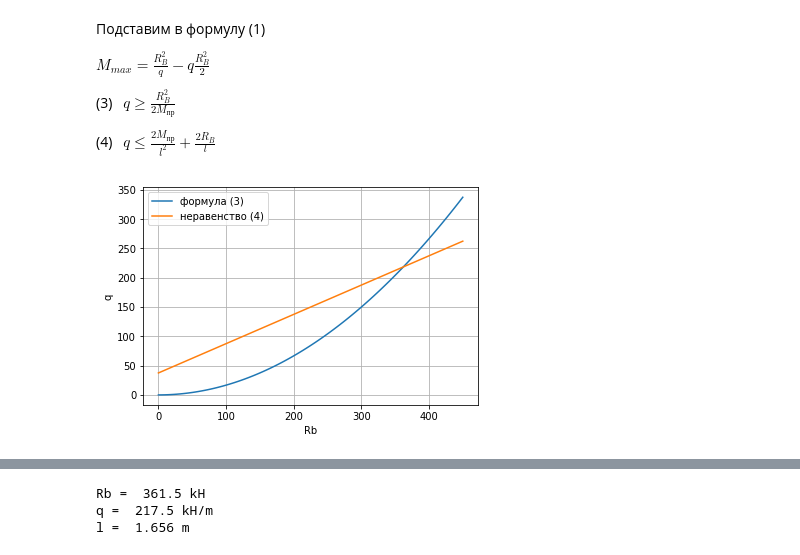
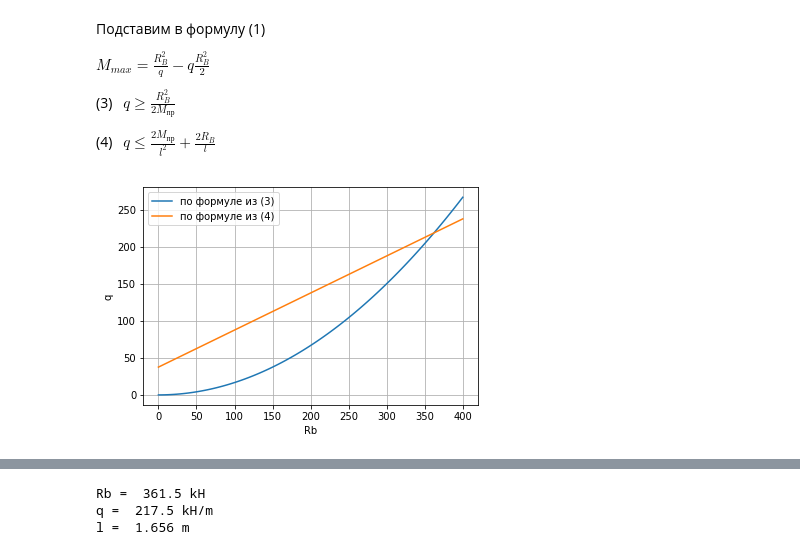
Before and after one commit to VetrovSV/NLST, a Jupyter notebook: examples/Nonlinear programming for beam.ipynb, the cells around one changed output, grey strips where cells are left out. Drawn from its saved outputs; the diff is of its cells as text; code cells hidden in the pictures.

```diff
--- a/examples/Nonlinear programming for beam.ipynb
+++ b/examples/Nonlinear programming for beam.ipynb
@@ -57,21 +57,21 @@ np.set_printoptions(precision=2, suppress=True)
 # %%
 absM = 300  # kH*m
 l = 4  # m
 
 # сделаем из неравенств (3) и (4) равенства и построим графики в координатах Rb - q
 # для этого запишем q как функцию от Rb: q = f(Rb):
 q1 = lambda Rb: Rb**2 / 2 / absM       # формула (3)
 q2 = lambda Rb: 2*absM/l**2 + 2*Rb/l   # формула (4)
 
 # для построения графика по точкам создадим набор из значений (100 штук) Rb от 0 до 450
-Rb = np.linspace(0, 450, 100)
+Rb = np.linspace(0, 400, 100)
 
 # построим графики: первый параметр - набор абсцисс, второй - набор значений ординат, третий - подпись к графику
-plot(Rb, q1(Rb), label='формула (3)')
-plot(Rb, q2(Rb), label='неравенство (4)')
+plot(Rb, q1(Rb), label='по формуле из (3)')
+plot(Rb, q2(Rb), label='по формуле из (4)')
 xlabel('Rb')   # подпись к оси абсцисс
 ylabel('q')    # подпись к оси ординат
 legend(loc='best')   # добавить легенду
 grid()    # показать координатную сетку
 # %% [output]
-[figure, old version]
+[figure, new version]
```
Also changed, not shown: parts of 6 cells of this notebook, 2 other files.
